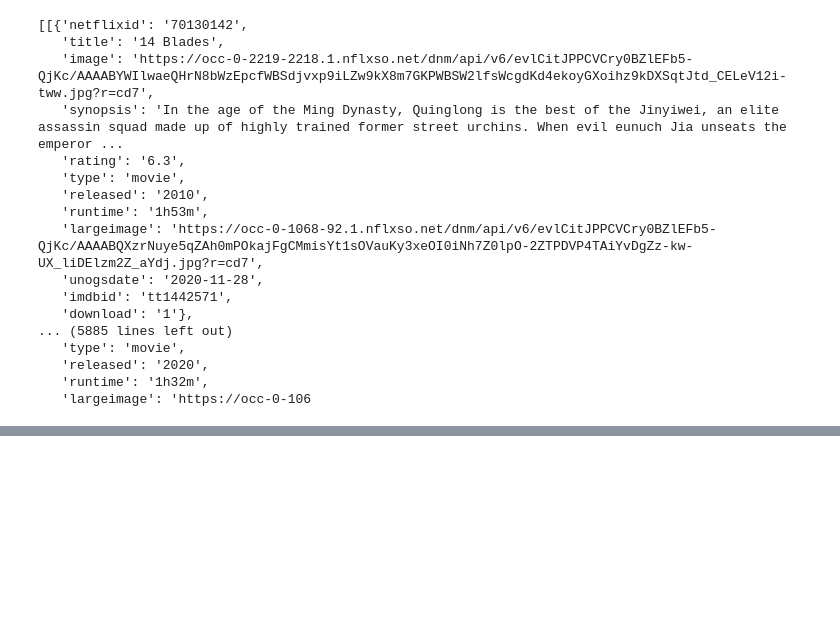
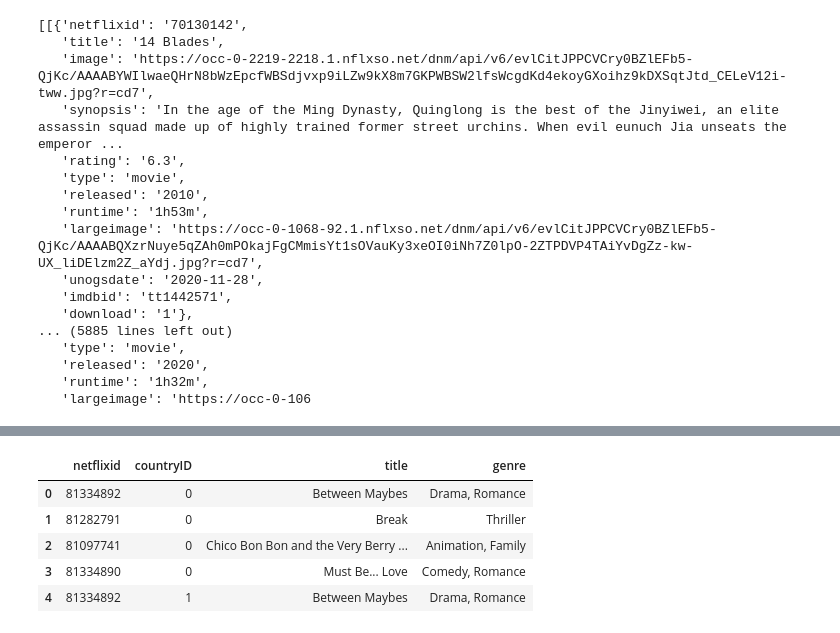
Before and after one commit to berlyflores-98/Project-2, a Jupyter notebook: API_Call.ipynb, the cells around one changed output, grey strips where cells are left out. Saved outputs shown, nothing was run; the diff lists cells and outputs as text; code cells hidden in the pictures; blank space fills up the shorter version.

Commit message:
pulled genre from api

```diff
--- a/API_Call.ipynb
+++ b/API_Call.ipynb
@@ -207,0 +197,15 @@ latest_release_df.head(10)
+# %%
+# Lists with Responses
+# netflixid_list
+# countryID_list
+# title_list
+
+genre_list = []
+
+# Iterate over netflix IDs to pull response
+for i in netflixid_list:
+    querystring = {"t":"getimdb","q":f"{i}"}
+    genre_response = requests.request("GET", url, headers=headers, params=querystring)
+    genre_list.append(genre_response.json()['genre'])
+
+genre_list
@@ -207,0 +230,15 @@ latest_release_df.head(10)
+# %%
+# Create new table for genres
+genres_df = pd.DataFrame({"netflixid": netflixid_list,
+                          "countryID": countryID_list,
+                          "title": title_list,
+                         "genre": genre_list})
+# %%
+genres_df.head()
+# %% [output]
+|  | netflixid | countryID | title | genre |
+| 0 | 81334892 | 0 | Between Maybes | Drama, Romance |
+| 1 | 81282791 | 0 | Break | Thriller |
+| 2 | 81097741 | 0 | Chico Bon Bon and the Very Berry ... | Animation, Family |
+| 3 | 81334890 | 0 | Must Be... Love | Comedy, Romance |
+| 4 | 81334892 | 1 | Between Maybes | Drama, Romance |
```
Also changed, not shown: parts of 8 cells of this notebook, 1 other file.
